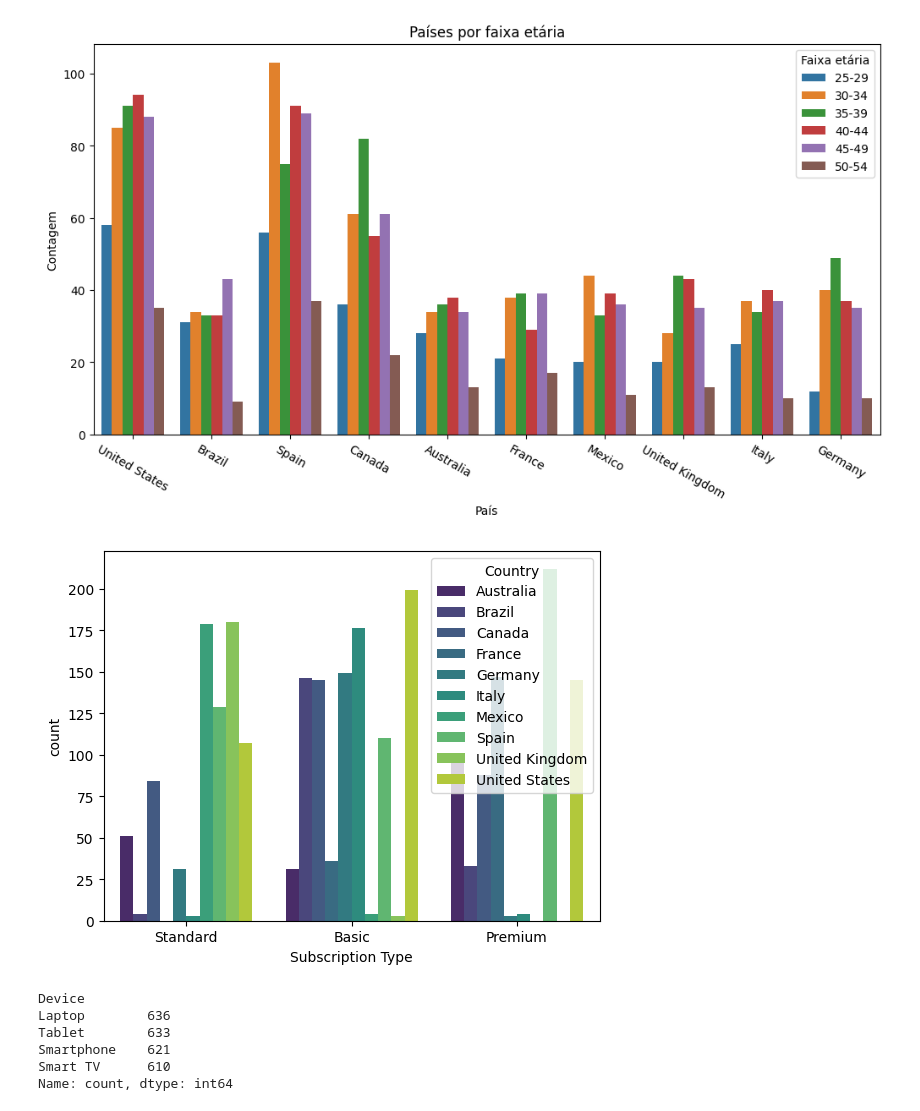
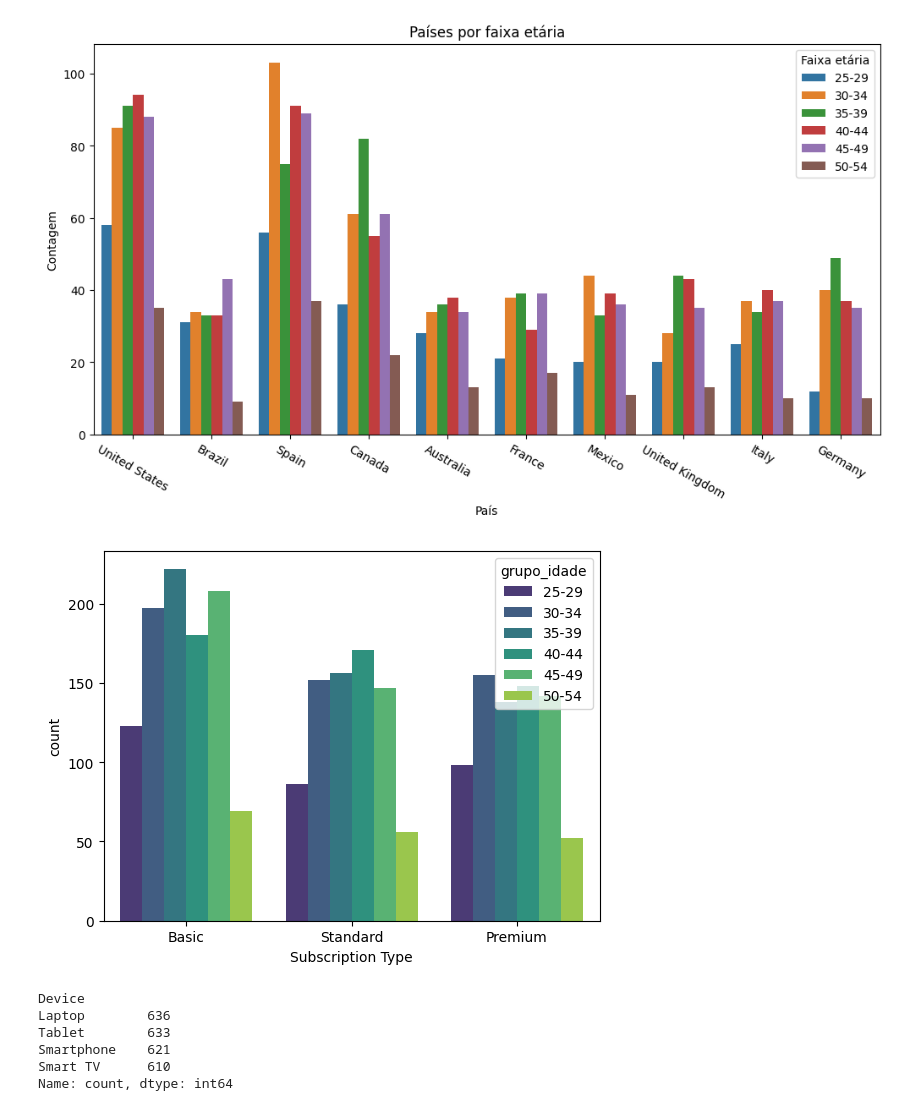
Before and after one commit to andrezataina/on33-python-s14-analise-de-dados, a Jupyter notebook: exercicios/para-sala/questoes-aula.ipynb, the cells around one changed output. Drawn from its saved outputs; the diff is of its cells as text; code cells hidden in the pictures.

```diff
--- a/exercicios/para-sala/questoes-aula.ipynb
+++ b/exercicios/para-sala/questoes-aula.ipynb
@@ -508,11 +508,13 @@ plt.show()
 # %% [output]
 [figure]
 # %%
-sns.countplot(data=df_netflix.sort_values('Country'), x='Subscription Type', hue='Country', palette='viridis') #palette - é uma paleta
+order_subs_type = ['Basic', 'Standard', 'Premium']
+
+sns.countplot(data=df_netflix.sort_values("grupo_idade"), x="Subscription Type", hue="grupo_idade", palette="viridis", order=order_subs_type)
 
 plt.show()
 # %% [output]
-[figure, old version]
+[figure, new version]
 # %%
 # Quantos usuários utilizam a Netflix pelo Tablet?
 
```
Also changed, not shown: 4 other files.
